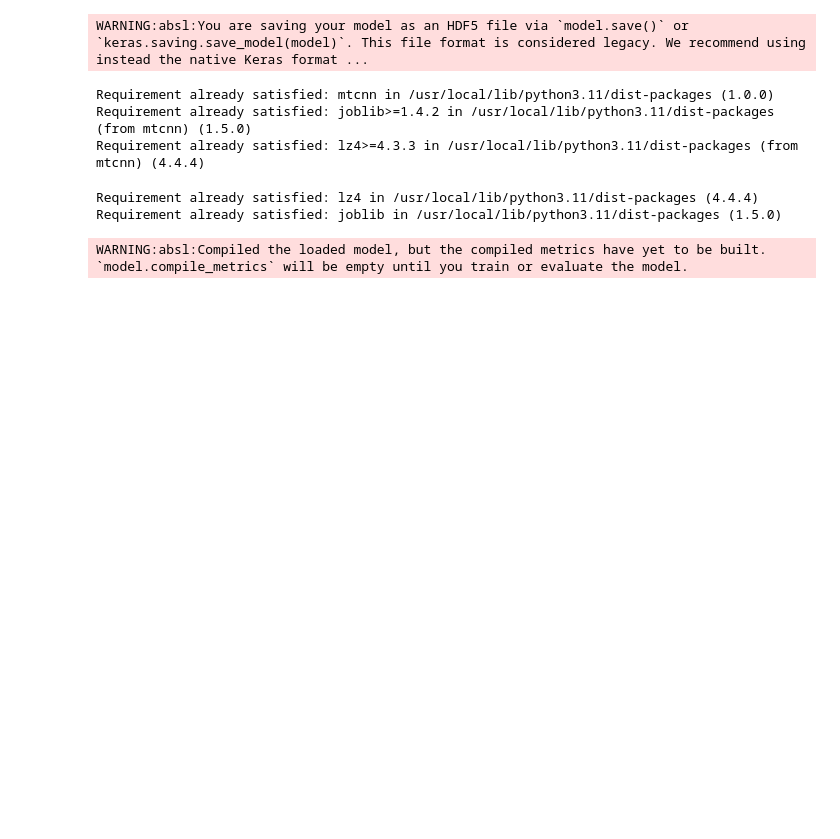
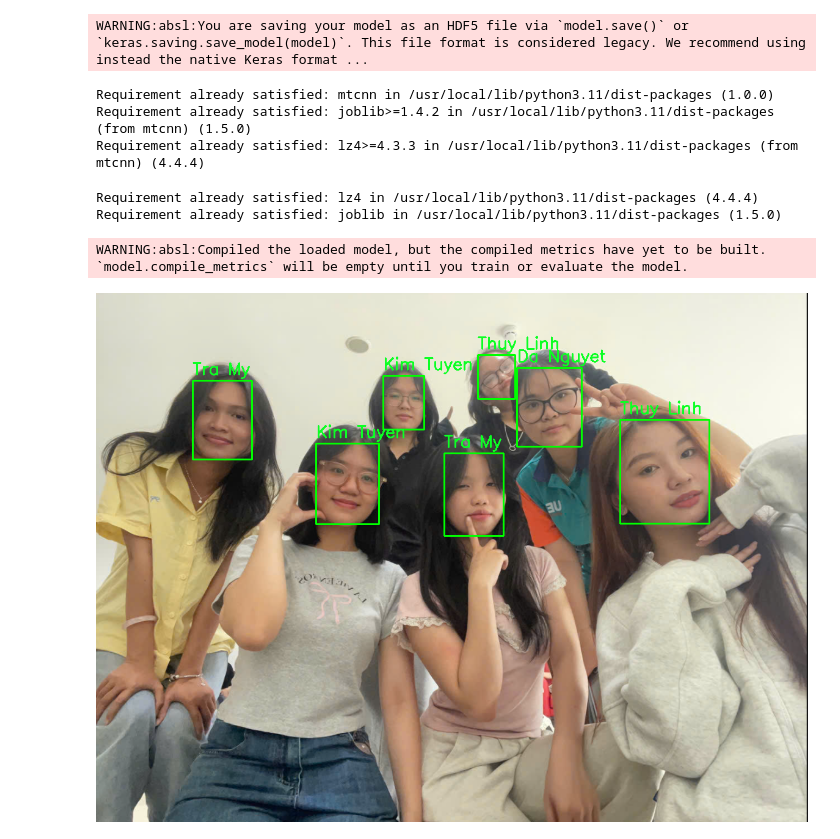
Before and after one commit to nlan082/BAINHOM, a Jupyter notebook: detect_face.ipynb, the cells around one changed output. Saved outputs shown, nothing was run; the diff lists cells and outputs as text; code cells hidden in the pictures; blank space fills up the shorter version.

```diff
--- a/detect_face.ipynb
+++ b/detect_face.ipynb
@@ -129,29 +132,29 @@ from keras.preprocessing.image import img_to_array
 # %%
 image_paths = [
-    '/content/drive/MyDrive/AI/IMG_4759.JPG','/content/drive/MyDrive/AI/IMG_4839.JPG','/content/drive/MyDrive/AI/IMG_4764.JPG'
+    '/content/nhandien2.png'
 ]
 
 for path in image_paths:
     img = cv2.imread(path)
     img_rgb = cv2.cvtColor(img, cv2.COLOR_BGR2RGB)
     results = detector.detect_faces(img_rgb)
 
     for result in results:
         x, y, w, h = result['box']
         x, y = max(0, x), max(0, y)
         face = img[y:y+h, x:x+w]
 
         try:
             processed = preprocess_face(face)
             prediction = model.predict(processed, verbose=0)[0]
             label_index = np.argmax(prediction)
             name = class_names[label_index]
             cv2.rectangle(img, (x, y), (x+w, y+h), (0, 255, 0), 2)
             cv2.putText(img, name, (x, y-10), cv2.FONT_HERSHEY_SIMPLEX, 0.9, (36,255,12), 2)
         except Exception as e:
             print("Lỗi xử lý khuôn mặt:", e)
 
     from google.colab.patches import cv2_imshow
     cv2_imshow(img)
-    cv2.waitKey(0)
-    cv2.destroyAllWindows()
+# %% [output]
+[figure, added]
```
Also changed, not shown: parts of 11 cells of this notebook.
